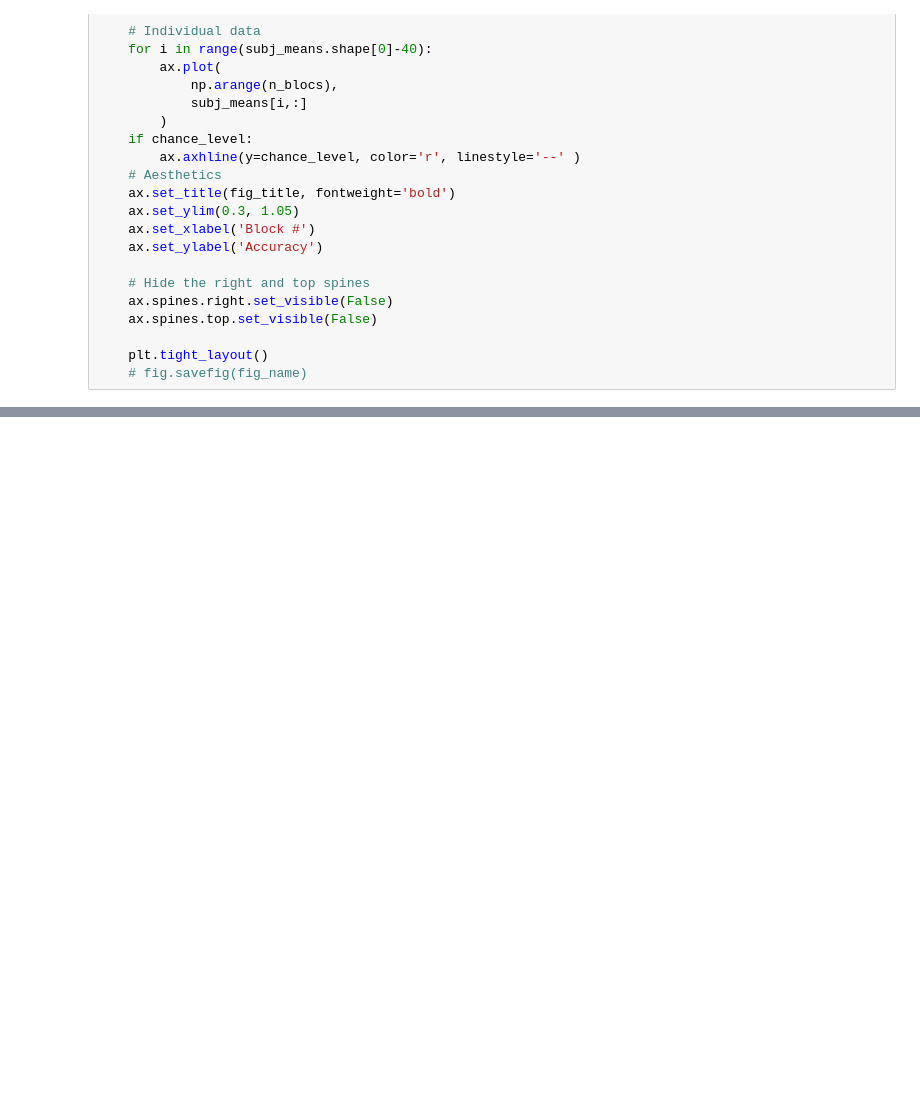
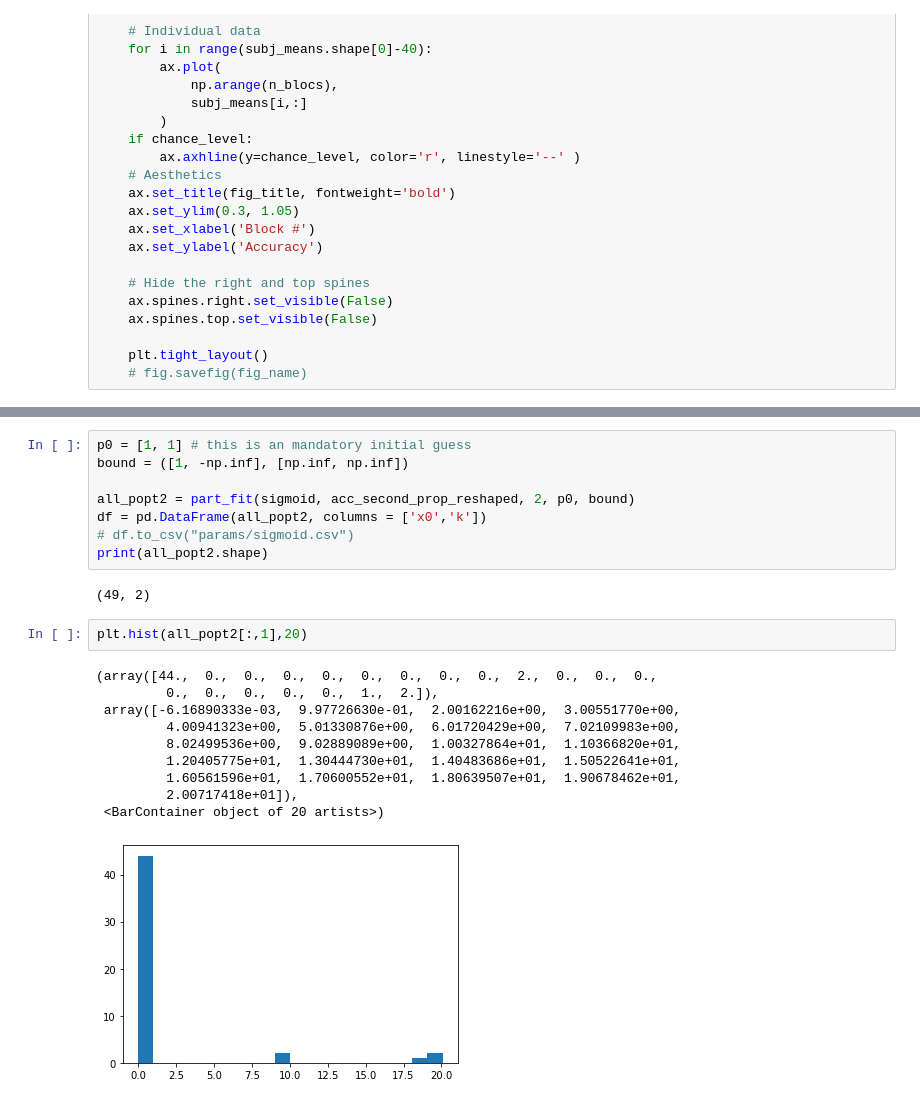
Before and after one commit to JirkoRu/analysis_scripts, a Jupyter notebook: part_level_analysis/fit_functions_trials.ipynb, the cells around one changed output, grey strips where cells are left out. Saved outputs shown, nothing was run; the diff lists cells and outputs as text; blank space fills up the shorter version.

```diff
--- a/part_level_analysis/fit_functions_trials.ipynb
+++ b/part_level_analysis/fit_functions_trials.ipynb
@@ -105,0 +142,23 @@ print(all_popt.shape)
+# %%
+p0 = [1, 1] # this is an mandatory initial guess
+bound = ([1, -np.inf], [np.inf, np.inf])
+
+all_popt2 = part_fit(sigmoid, acc_second_prop_reshaped, 2, p0, bound)
+df = pd.DataFrame(all_popt2, columns = ['x0','k'])
+# df.to_csv("params/sigmoid.csv")
+print(all_popt2.shape)
+# %% [output]
+(49, 2)
+# %%
+plt.hist(all_popt2[:,1],20)
+# %% [output]
+(array([44.,  0.,  0.,  0.,  0.,  0.,  0.,  0.,  0.,  2.,  0.,  0.,  0.,
+         0.,  0.,  0.,  0.,  0.,  1.,  2.]),
+ array([-6.16890333e-03,  9.97726630e-01,  2.00162216e+00,  3.00551770e+00,
+         4.00941323e+00,  5.01330876e+00,  6.01720429e+00,  7.02109983e+00,
+         8.02499536e+00,  9.02889089e+00,  1.00327864e+01,  1.10366820e+01,
+         1.20405775e+01,  1.30444730e+01,  1.40483686e+01,  1.50522641e+01,
+         1.60561596e+01,  1.70600552e+01,  1.80639507e+01,  1.90678462e+01,
+         2.00717418e+01]),
+ <BarContainer object of 20 artists>)
+[figure, added]
```
Also changed, not shown: parts of 25 cells of this notebook, 19 other files.
